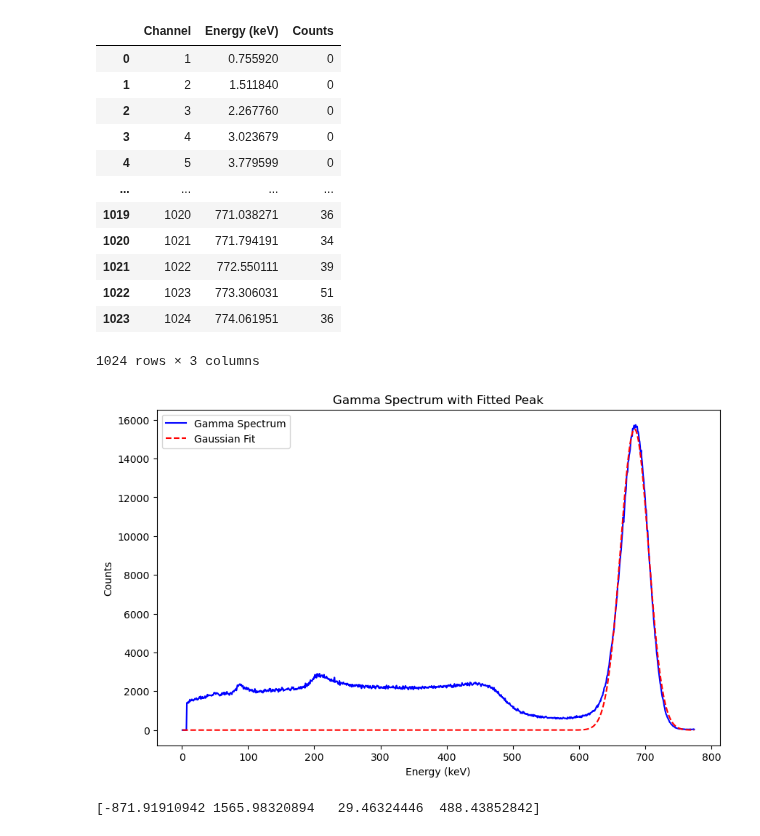
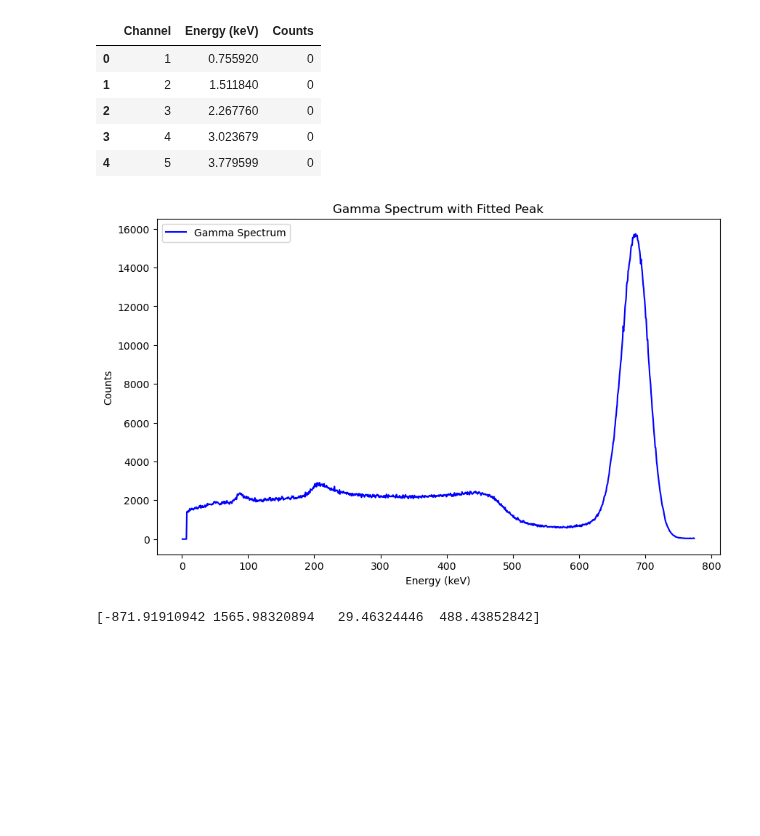
Before and after one commit to Steinburglar/advanced_exp, a Jupyter notebook: FAFO/Compton.ipynb, the cells around one changed output. Drawn from its saved outputs; the diff is of its cells as text; code cells hidden in the pictures; blank space fills up the shorter version.

```diff
--- a/FAFO/Compton.ipynb
+++ b/FAFO/Compton.ipynb
@@ -17,3 +10,0 @@ print(os.getcwd())
-# %%
-data = dl.load_gamma_count('../Databases/Compton/BBL_S0_A0.csv')
-display(data)
@@ -34,55 +11,28 @@ display(data)
-# %%
-display(data)
-channel = data['Channel']
-energy = data['Energy (keV)']
-count = data['Counts']
-# %% [output]
-|  | Channel | Energy (keV) | Counts |
-| 0 | 1 | 0.755920 | 0 |
-| 1 | 2 | 1.511840 | 0 |
-| 2 | 3 | 2.267760 | 0 |
-| 3 | 4 | 3.023679 | 0 |
-| 4 | 5 | 3.779599 | 0 |
-| ... | ... | ... | ... |
-| 1019 | 1020 | 771.038271 | 36 |
-| 1020 | 1021 | 771.794191 | 34 |
-| 1021 | 1022 | 772.550111 | 39 |
-| 1022 | 1023 | 773.306031 | 51 |
-| 1023 | 1024 | 774.061951 | 36 |
-1024 rows × 3 columns
 # %%
-from scipy.optimize import curve_fit
-
 # Load data
 control = dl.load_gamma_count('../Databases/Compton/BBL_S0_A0.csv')
+display(control.head())
 
 data = control.values  # Convert DataFrame to NumPy array
-energy = data[:, 1]  # Energy values
-counts = data[:, 2]  # Counts
+energy = control['Energy (keV)'].to_numpy()
+counts = control['Counts'].to_numpy()
 
 # Plot raw data
 plt.figure(figsize=(10, 6))
 plt.plot(energy, counts, label='Gamma Spectrum', color='blue')
 plt.xlabel('Energy (keV)')
 plt.ylabel('Counts')
 plt.title('Gamma Spectrum with Fitted Peak')
-
-# Fit Gaussian to the peak region
-peak_idx = np.argmax(counts)
-peak_energy = energy[peak_idx]
-initial_guess = [max(counts), peak_energy, 50]  # Amplitude, mean, std dev
-popt, _ = curve_fit(gaussian, energy, counts, p0=initial_guess)
-
-# Plot Gaussian fit
-fit_x = np.linspace(min(energy), max(energy), 1000)
-fit_y = gaussian(fit_x, *popt)
-plt.plot(fit_x, fit_y, label='Gaussian Fit', color='red', linestyle='--')
-
-
 plt.legend()
 plt.show()
 # %% [output]
+|  | Channel | Energy (keV) | Counts |
+| 0 | 1 | 0.755920 | 0 |
+| 1 | 2 | 1.511840 | 0 |
+| 2 | 3 | 2.267760 | 0 |
+| 3 | 4 | 3.023679 | 0 |
+| 4 | 5 | 3.779599 | 0 |
-[figure, old version]
+[figure, new version]
 # %%
 #Trim ROi for error function regression fit on compton edge
 edge_trim_df = trim_df(control, 440, 550)
```
Also changed, not shown: parts of 9 cells of this notebook, 4 other files.
